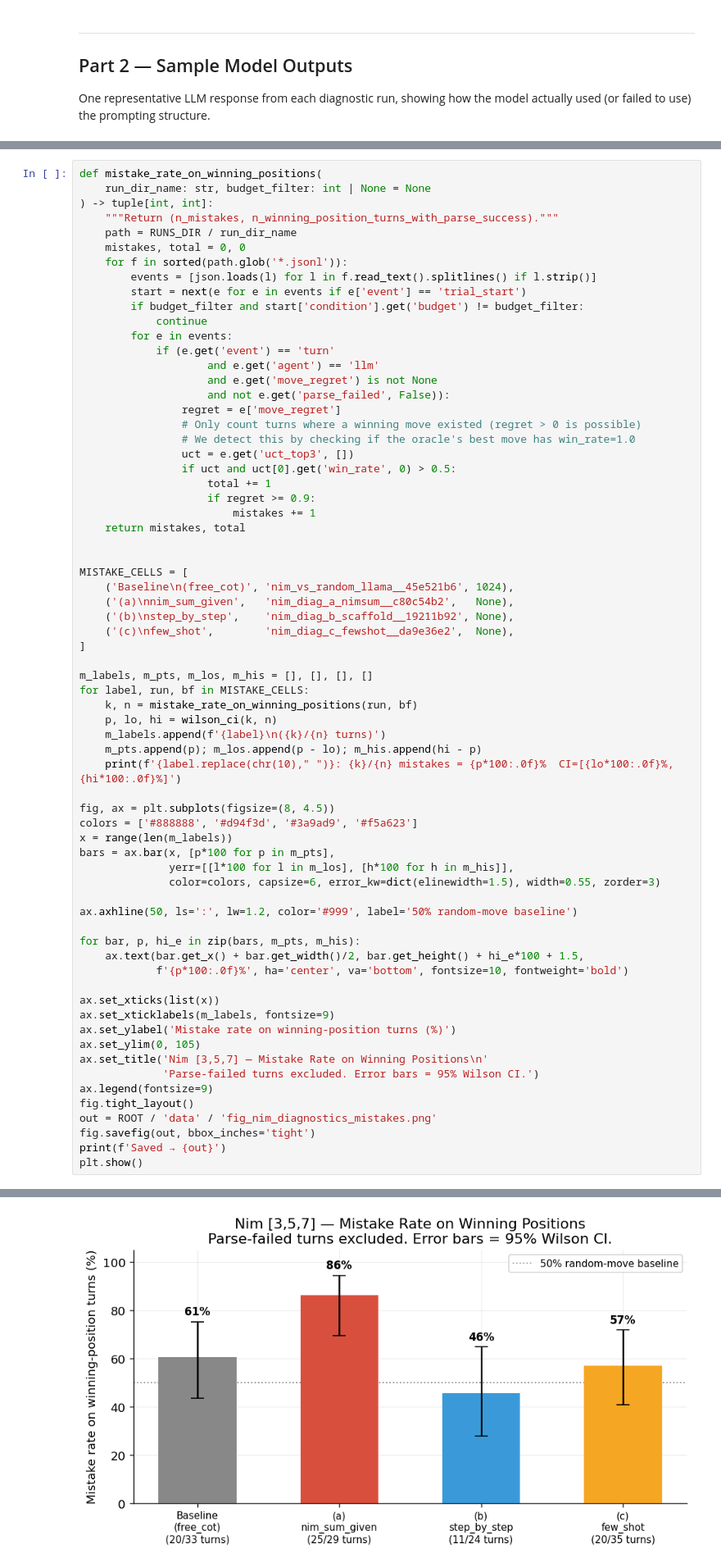
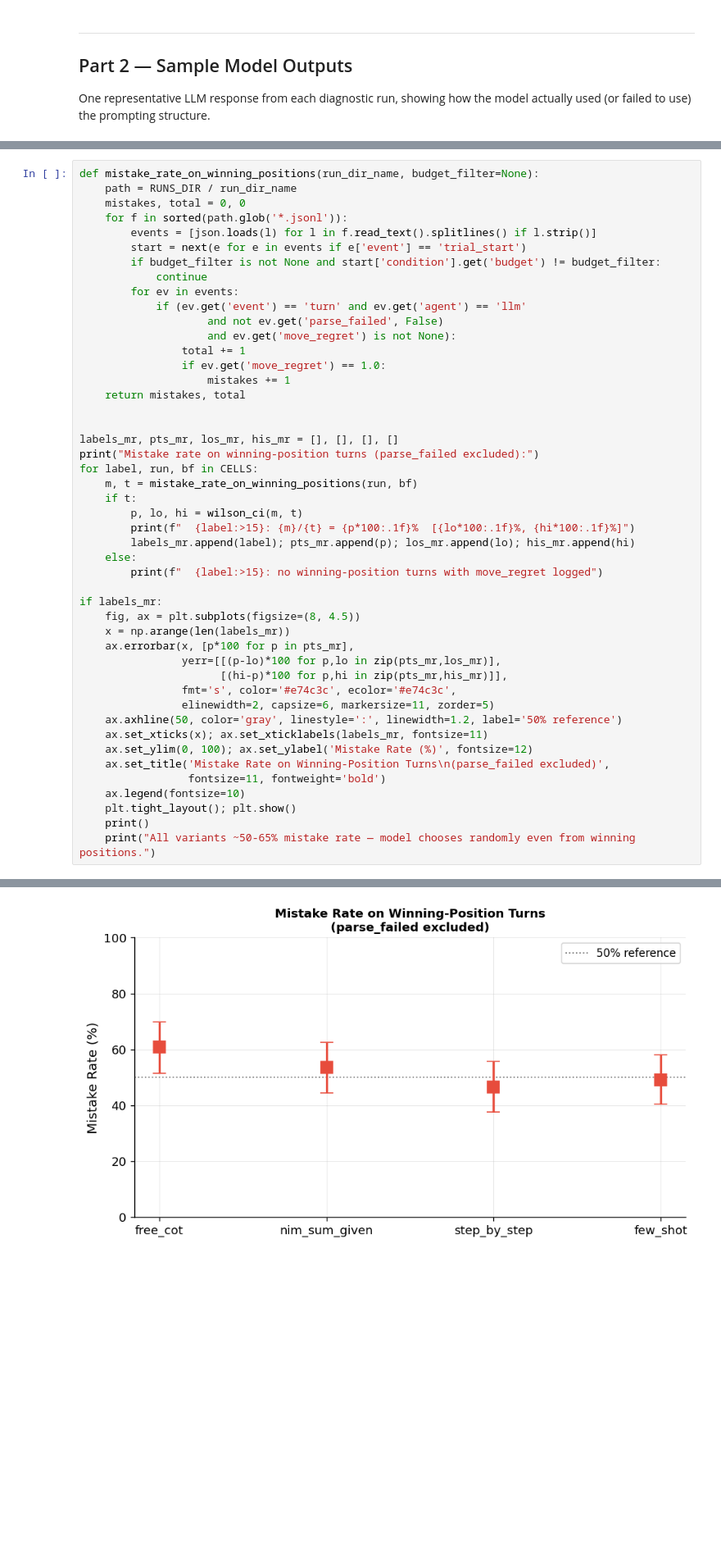
Before and after one commit to sstefan90/CoT-difficulty-knob, a Jupyter notebook: notebooks/07_nim_diagnostics.ipynb, the cells around one changed output, grey strips where cells are left out. Shown at 82% size. Cells and saved outputs as stored; diff of their text form; blank space fills up the shorter version.

```diff
--- a/notebooks/07_nim_diagnostics.ipynb
+++ b/notebooks/07_nim_diagnostics.ipynb
@@ -582,71 +583,50 @@ Saved → /Users/stephone/Documents/CoT-difficulty-knob/data/fig_nim_diagnostics
 
 This gives a cleaner signal: **given the model actually reasoned and had a winning move available, did it find it?**
 # %%
-def mistake_rate_on_winning_positions(
-    run_dir_name: str, budget_filter: int | None = None
-) -> tuple[int, int]:
-    """Return (n_mistakes, n_winning_position_turns_with_parse_success)."""
+def mistake_rate_on_winning_positions(run_dir_name, budget_filter=None):
     path = RUNS_DIR / run_dir_name
     mistakes, total = 0, 0
     for f in sorted(path.glob('*.jsonl')):
         events = [json.loads(l) for l in f.read_text().splitlines() if l.strip()]
         start = next(e for e in events if e['event'] == 'trial_start')
-        if budget_filter and start['condition'].get('budget') != budget_filter:
+        if budget_filter is not None and start['condition'].get('budget') != budget_filter:
             continue
-        for e in events:
-            if (e.get('event') == 'turn'
-                    and e.get('agent') == 'llm'
-                    and e.get('move_regret') is not None
-                    and not e.get('parse_failed', False)):
-                regret = e['move_regret']
-                # Only count turns where a winning move existed (regret > 0 is possible)
-                # We detect this by checking if the oracle's best move has win_rate=1.0
-                uct = e.get('uct_top3', [])
-                if uct and uct[0].get('win_rate', 0) > 0.5:
-                    total += 1
-                    if regret >= 0.9:
-                        mistakes += 1
+        for ev in events:
+            if (ev.get('event') == 'turn' and ev.get('agent') == 'llm'
+                    and not ev.get('parse_failed', False)
+                    and ev.get('move_regret') is not None):
+                total += 1
+                if ev.get('move_regret') == 1.0:
+                    mistakes += 1
     return mistakes, total
 
 
-MISTAKE_CELLS = [
-    ('Baseline\n(free_cot)', 'nim_vs_random_llama__45e521b6', 1024),
-    ('(a)\nnim_sum_given',   'nim_diag_a_nimsum__c80c54b2',   None),
-    ('(b)\nstep_by_step',    'nim_diag_b_scaffold__19211b92', None),
-    ('(c)\nfew_shot',        'nim_diag_c_fewshot__da9e36e2',  None),
-]
+labels_mr, pts_mr, los_mr, his_mr = [], [], [], []
+print("Mistake rate on winning-position turns (parse_failed excluded):")
+for label, run, bf in CELLS:
+    m, t = mistake_rate_on_winning_positions(run, bf)
+    if t:
+        p, lo, hi = wilson_ci(m, t)
+        print(f"  {label:>15}: {m}/{t} = {p*100:.1f}%  [{lo*100:.1f}%, {hi*100:.1f}%]")
+        labels_mr.append(label); pts_mr.append(p); los_mr.append(lo); his_mr.append(hi)
+    else:
+        print(f"  {label:>15}: no winning-position turns with move_regret logged")
 
-m_labels, m_pts, m_los, m_his = [], [], [], []
-for label, run, bf in MISTAKE_CELLS:
-    k, n = mistake_rate_on_winning_positions(run, bf)
-    p, lo, hi = wilson_ci(k, n)
-    m_labels.append(f'{label}\n({k}/{n} turns)')
-    m_pts.append(p); m_los.append(p - lo); m_his.append(hi - p)
-    print(f'{label.replace(chr(10)," ")}: {k}/{n} mistakes = {p*100:.0f}%  CI=[{lo*100:.0f}%, {hi*100:.0f}%]')
-
-fig, ax = plt.subplots(figsize=(8, 4.5))
-colors = ['#888888', '#d94f3d', '#3a9ad9', '#f5a623']
-x = range(len(m_labels))
-bars = ax.bar(x, [p*100 for p in m_pts],
-              yerr=[[l*100 for l in m_los], [h*100 for h in m_his]],
-              color=colors, capsize=6, error_kw=dict(elinewidth=1.5), width=0.55, zorder=3)
-
-ax.axhline(50, ls=':', lw=1.2, color='#999', label='50% random-move baseline')
-
-for bar, p, hi_e in zip(bars, m_pts, m_his):
-    ax.text(bar.get_x() + bar.get_width()/2, bar.get_height() + hi_e*100 + 1.5,
-            f'{p*100:.0f}%', ha='center', va='bottom', fontsize=10, fontweight='bold')
-
-ax.set_xticks(list(x))
-ax.set_xticklabels(m_labels, fontsize=9)
-ax.set_ylabel('Mistake rate on winning-position turns (%)')
-ax.set_ylim(0, 105)
-ax.set_title('Nim [3,5,7] — Mistake Rate on Winning Positions\n'
-             'Parse-failed turns excluded. Error bars = 95% Wilson CI.')
-ax.legend(fontsize=9)
-fig.tight_layout()
-out = ROOT / 'data' / 'fig_nim_diagnostics_mistakes.png'
-fig.savefig(out, bbox_inches='tight')
-print(f'Saved → {out}')
-plt.show()
+if labels_mr:
+    fig, ax = plt.subplots(figsize=(8, 4.5))
+    x = np.arange(len(labels_mr))
+    ax.errorbar(x, [p*100 for p in pts_mr],
+                yerr=[[(p-lo)*100 for p,lo in zip(pts_mr,los_mr)],
+                      [(hi-p)*100 for p,hi in zip(pts_mr,his_mr)]],
+                fmt='s', color='#e74c3c', ecolor='#e74c3c',
+                elinewidth=2, capsize=6, markersize=11, zorder=5)
+    ax.axhline(50, color='gray', linestyle=':', linewidth=1.2, label='50% reference')
+    ax.set_xticks(x); ax.set_xticklabels(labels_mr, fontsize=11)
+    ax.set_ylim(0, 100); ax.set_ylabel('Mistake Rate (%)', fontsize=12)
+    ax.set_title('Mistake Rate on Winning-Position Turns\n(parse_failed excluded)',
+                 fontsize=11, fontweight='bold')
+    ax.legend(fontsize=10)
+    plt.tight_layout(); plt.show()
+    print()
+    print("All variants ~50-65% mistake rate — model chooses randomly even from winning positions.")
 # %% [output]
@@ -658 +638 @@ Saved → /Users/stephone/Documents/CoT-difficulty-knob/data/fig_nim_diagnostics
-[figure, old version]
+[figure, new version]
```
Also changed, not shown: parts of 34 cells of this notebook, 57 other files.
